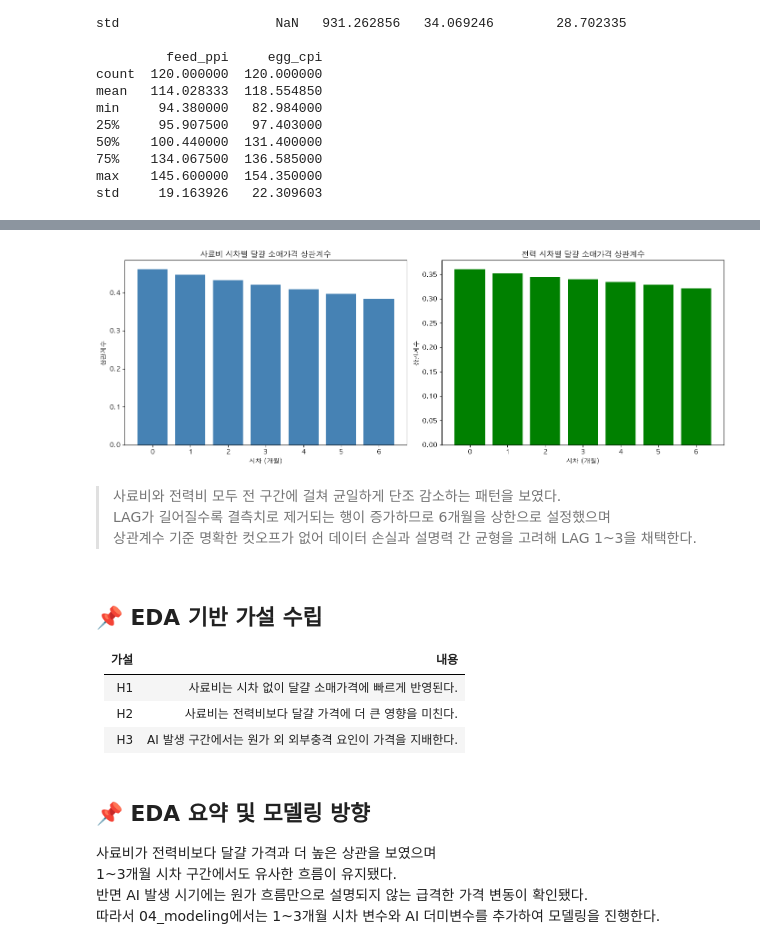
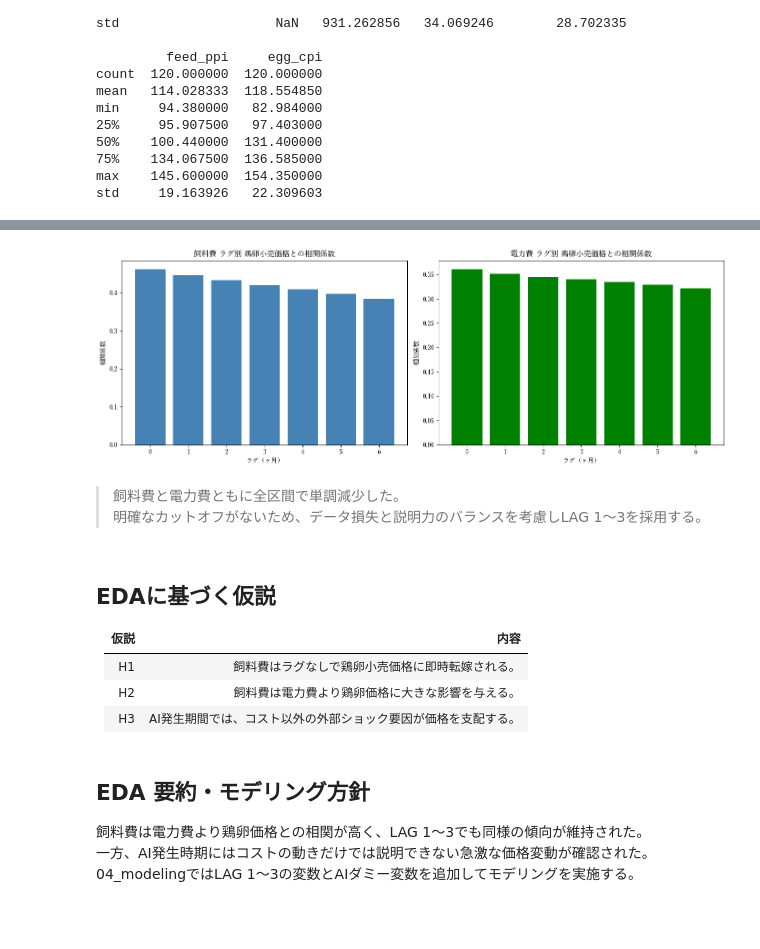
Before and after one commit to chlnaa/egg-price-analysis, a Jupyter notebook: notebooks/02_eda.ipynb, the cells around one changed output, grey strips where cells are left out. Cells and saved outputs as stored; diff of their text form; code cells hidden in the pictures; blank space fills up the shorter version.

```diff
--- a/notebooks/02_eda.ipynb
+++ b/notebooks/02_eda.ipynb
@@ -108,6 +110,6 @@ std     19.163926   22.309603
 # %%
 import matplotlib.font_manager as fm
-plt.rcParams['font.family'] = 'AppleGothic'
+plt.rcParams['font.family'] = 'YuMincho'
 plt.rcParams['axes.unicode_minus'] = False
 # %%
 plt.close('all')
@@ -219,0 +205,23 @@ plt.show()
+# %%
+df['is_outlier'] = df['price_change_pct'].abs() > 10
+
+plt.close('all')
+plt.figure(figsize=(14, 4), dpi=150)
+
+plt.bar(
+    df['year_month'],
+    df['price_change_pct'],
+    width=20,
+    color=df.apply(
+        lambda row: ('red' if row['price_change_pct'] > 0 else 'blue')
+                    if row['is_outlier']
+                    else ('lightsalmon' if row['price_change_pct'] > 0 else 'lightblue'),
+        axis=1
+    ),
+)
+
+plt.axhline(y=0, color='black', linewidth=0.5)
+plt.title('鶏卵小売価格 前月比変動率(%)')
+plt.tight_layout()
+plt.savefig('../output/figures/price_change.png', dpi=150)
+plt.show()
@@ -337,49 +358,44 @@ for lag in range(7):
 # %%
-# 시차별 상관계수 시각화
 lags = range(7)
 
 feed_corrs = [df['egg_price'].corr(df['feed_ppi'].shift(lag)) for lag in lags]
 elec_corrs = [df['egg_price'].corr(df['electricity_ppi'].shift(lag)) for lag in lags]
 
 plt.close('all')
 
 fig, axes = plt.subplots(1, 2, figsize=(14, 5))
 
-# 사료비
 axes[0].bar(lags, feed_corrs, color='steelblue')
-axes[0].set_xlabel('시차 (개월)')
-axes[0].set_ylabel('상관계수')
-axes[0].set_title('사료비 시차별 달걀 소매가격 상관계수')
+axes[0].set_xlabel('ラグ（ヶ月）')
+axes[0].set_ylabel('相関係数')
+axes[0].set_title('飼料費 ラグ別 鶏卵小売価格との相関係数')
 axes[0].set_xticks(list(lags))
 
-# 전력비
 axes[1].bar(lags, elec_corrs, color='green')
-axes[1].set_xlabel('시차 (개월)')
-axes[1].set_ylabel('상관계수')
-axes[1].set_title('전력 시차별 달걀 소매가격 상관계수')
+axes[1].set_xlabel('ラグ（ヶ月）')
+axes[1].set_ylabel('相関係数')
+axes[1].set_title('電力費 ラグ別 鶏卵小売価格との相関係数')
 axes[1].set_xticks(list(lags))
 
 plt.tight_layout()
 plt.savefig('../output/figures/lag_correlation.png', dpi=150)
 plt.show()
 # %% [output]
-[figure, old version]
+[figure, new version]
 # %% [markdown]
-> 사료비와 전력비 모두 전 구간에 걸쳐 균일하게 단조 감소하는 패턴을 보였다.
-> LAG가 길어질수록 결측치로 제거되는 행이 증가하므로 6개월을 상한으로 설정했으며
-> 상관계수 기준 명확한 컷오프가 없어 데이터 손실과 설명력 간 균형을 고려해 LAG 1~3을 채택한다.
+> 飼料費と電力費ともに全区間で単調減少した。
+> 明確なカットオフがないため、データ損失と説明力のバランスを考慮しLAG 1〜3を採用する。
 # %% [markdown]
-## 📌 EDA 기반 가설 수립
+## EDAに基づく仮説
 
-| 가설 | 내용 |
+| 仮説 | 内容 |
 |---|---|
-| H1 | 사료비는 시차 없이 달걀 소매가격에 빠르게 반영된다. |
-| H2 | 사료비는 전력비보다 달걀 가격에 더 큰 영향을 미친다. |
-| H3 | AI 발생 구간에서는 원가 외 외부충격 요인이 가격을 지배한다. |
+| H1 | 飼料費はラグなしで鶏卵小売価格に即時転嫁される。 |
+| H2 | 飼料費は電力費より鶏卵価格に大きな影響を与える。 |
+| H3 | AI発生期間では、コスト以外の外部ショック要因が価格を支配する。|
 # %% [markdown]
-## 📌 EDA 요약 및 모델링 방향
+## EDA 要約・モデリング方針
 
-사료비가 전력비보다 달걀 가격과 더 높은 상관을 보였으며
-1~3개월 시차 구간에서도 유사한 흐름이 유지됐다.
-반면 AI 발생 시기에는 원가 흐름만으로 설명되지 않는 급격한 가격 변동이 확인됐다.
-따라서 04_modeling에서는 1~3개월 시차 변수와 AI 더미변수를 추가하여 모델링을 진행한다.
+飼料費は電力費より鶏卵価格との相関が高く、LAG 1〜3でも同様の傾向が維持された。
+一方、AI発生時期にはコストの動きだけでは説明できない急激な価格変動が確認された。
+04_modelingではLAG 1〜3の変数とAIダミー変数を追加してモデリングを実施する。
```
Also changed, not shown: parts of 20 cells of this notebook, 17 other files.
